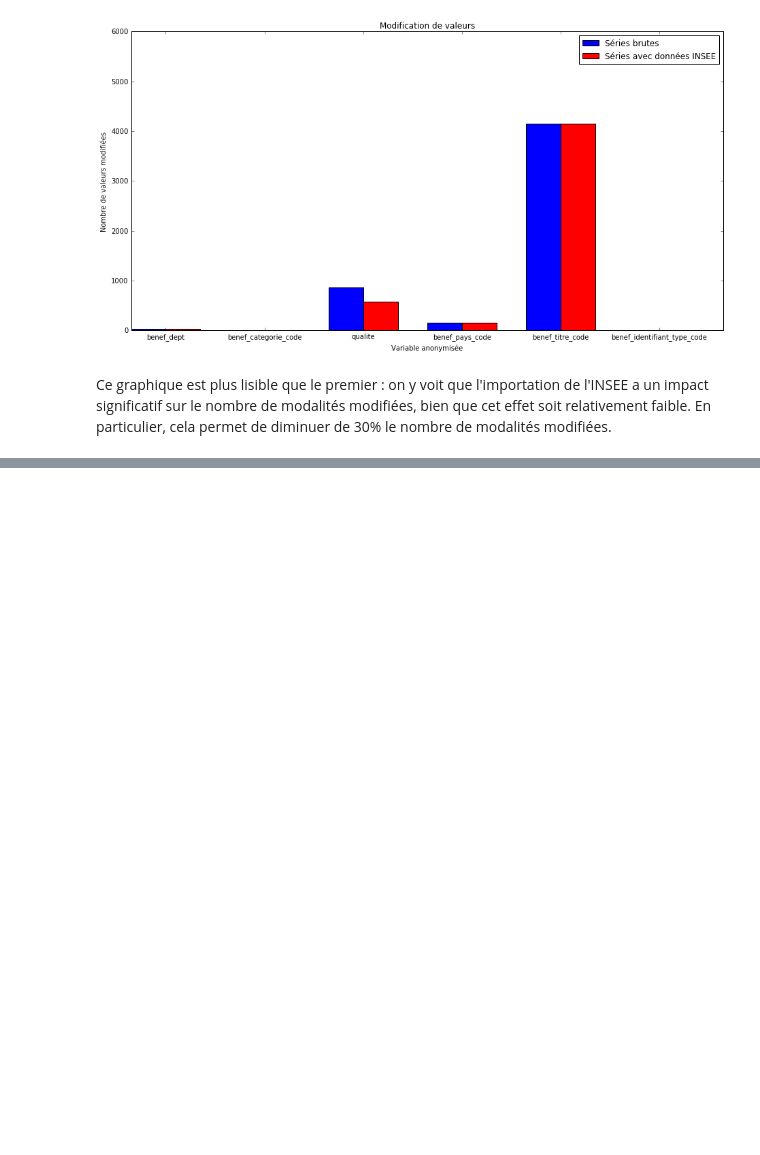
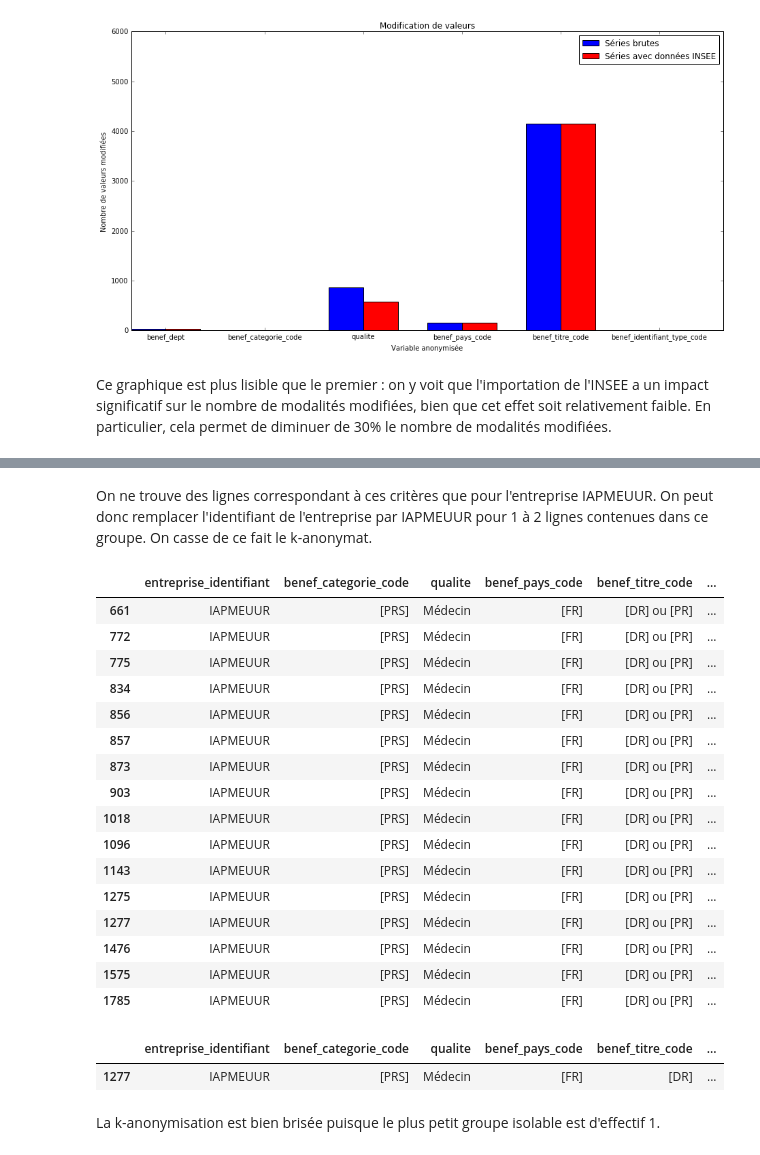
Before and after one commit to SGMAP-AGD/anonymisation, a Jupyter notebook: examples/Transparence Santé/Transparence.ipynb, the cells around one changed output, grey strips where cells are left out. Cells and saved outputs as stored; diff of their text form; code cells hidden in the pictures; blank space fills up the shorter version.

Commit message:
Ajout_recoupement + final_less_anonym_groups

```diff
--- a/examples/Transparence Santé/Transparence.ipynb
+++ b/examples/Transparence Santé/Transparence.ipynb
@@ -357,0 +380,43 @@ Ce graphique est plus lisible que le premier : on y voit que l'importation de l'
+# %%
+ordre_aggregation_1 = ['entreprise_identifiant',
+ 'benef_categorie_code',
+ 'qualite',
+ 'benef_pays_code',
+ 'benef_titre_code',
+ 'benef_specialite_code',
+ 'benef_identifiant_type_code',
+ 'avant_nature',
+ 'avant_conv_semestre',
+ 'benef_dept',
+ 'montant_décile',
+ 'date']
+
+Avantages1 = AnonymDataFrame(avantages.copy(),  ordre_aggregation_1, unknown='non renseigné')
+k = 5
+
+def aggregation_serie(x):
+    return(local_aggregation(x, k, 'regroup_with_smallest', 'non renseigné'))
+
+def aggregation_year(x):
+    return(local_aggregation(x, k, 'with_closest', 'non renseigné'))
+
+method_anonymisation1 = [(name, aggregation_serie) for name in ordre_aggregation_1[:-1]] + [('date', aggregation_year)]
+Avantages1.local_transform(method_anonymisation1, k)
+
+ordre_aggregation_2 = [
+    'benef_pays_code',
+    'montant_décile',
+    'benef_dept',
+    'avant_conv_semestre',
+    'avant_nature',
+    'benef_identifiant_type_code',
+    'date',
+    'benef_specialite_code',
+    'benef_titre_code',
+    'qualite',
+    'benef_categorie_code',
+    'entreprise_identifiant']
+
+Avantages2 = AnonymDataFrame(avantages.copy(),  ordre_aggregation_2, unknown='non renseigné')
+method_anonymisation2 = [(name, aggregation_serie) for name in ordre_aggregation_2[0:6]] + [('date', aggregation_year)] + [(name, aggregation_serie) for name in ordre_aggregation_2[7:]]
+Avantages2.local_transform(method_anonymisation2, k)
@@ -357,0 +443,22 @@ Ce graphique est plus lisible que le premier : on y voit que l'importation de l'
+# %% [markdown]
+On ne trouve des lignes correspondant à ces critères que pour l'entreprise IAPMEUUR. On peut donc remplacer l'identifiant de l'entreprise par IAPMEUUR pour 1 à 2 lignes contenues dans ce groupe. On casse de ce fait le k-anonymat.
+# %%
+Avantages1.anonymized_df[(Avantages1.anonymized_df['entreprise_identifiant'].str.contains('IAPMEUUR'))&(Avantages1.anonymized_df['benef_specialite_code'].str.contains('SM15]'))&(Avantages1.anonymized_df['benef_identifiant_type_code'].str.contains('RPPS]'))&(Avantages1.anonymized_df['benef_dept'].str.contains('25'))&(Avantages1.anonymized_df['montant_décile'].str.contains('18, 22]'))]
+# %% [output]
+|  | entreprise_identifiant | benef_categorie_code | qualite | benef_pays_code | benef_titre_code | ... |
+| 661 | IAPMEUUR | [PRS] | Médecin | [FR] | [DR] ou [PR] | ... |
+| 772 | IAPMEUUR | [PRS] | Médecin | [FR] | [DR] ou [PR] | ... |
+| 775 | IAPMEUUR | [PRS] | Médecin | [FR] | [DR] ou [PR] | ... |
+| 834 | IAPMEUUR | [PRS] | Médecin | [FR] | [DR] ou [PR] | ... |
+| 856 | IAPMEUUR | [PRS] | Médecin | [FR] | [DR] ou [PR] | ... |
+| 857 | IAPMEUUR | [PRS] | Médecin | [FR] | [DR] ou [PR] | ... |
+| 873 | IAPMEUUR | [PRS] | Médecin | [FR] | [DR] ou [PR] | ... |
+| 903 | IAPMEUUR | [PRS] | Médecin | [FR] | [DR] ou [PR] | ... |
+| 1018 | IAPMEUUR | [PRS] | Médecin | [FR] | [DR] ou [PR] | ... |
+| 1096 | IAPMEUUR | [PRS] | Médecin | [FR] | [DR] ou [PR] | ... |
+| 1143 | IAPMEUUR | [PRS] | Médecin | [FR] | [DR] ou [PR] | ... |
+| 1275 | IAPMEUUR | [PRS] | Médecin | [FR] | [DR] ou [PR] | ... |
+| 1277 | IAPMEUUR | [PRS] | Médecin | [FR] | [DR] ou [PR] | ... |
+| 1476 | IAPMEUUR | [PRS] | Médecin | [FR] | [DR] ou [PR] | ... |
+| 1575 | IAPMEUUR | [PRS] | Médecin | [FR] | [DR] ou [PR] | ... |
+| 1785 | IAPMEUUR | [PRS] | Médecin | [FR] | [DR] ou [PR] | ... |
@@ -357,0 +467,7 @@ Ce graphique est plus lisible que le premier : on y voit que l'importation de l'
+# %%
+Avantages2.final_less_anonym_groups()[0]
+# %% [output]
+|  | entreprise_identifiant | benef_categorie_code | qualite | benef_pays_code | benef_titre_code | ... |
+| 1277 | IAPMEUUR | [PRS] | Médecin | [FR] | [DR] | ... |
+# %% [markdown]
+La k-anonymisation est bien brisée puisque le plus petit groupe isolable est d'effectif 1.
```
Also changed, not shown: parts of 19 cells of this notebook, 3 other files.
